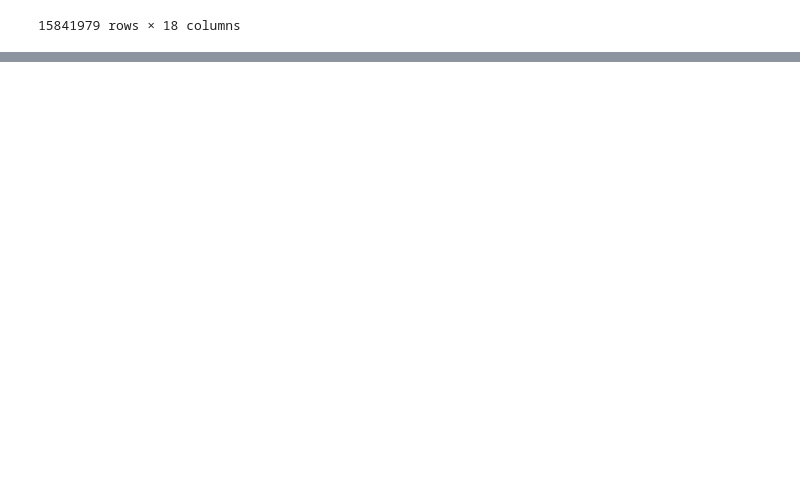
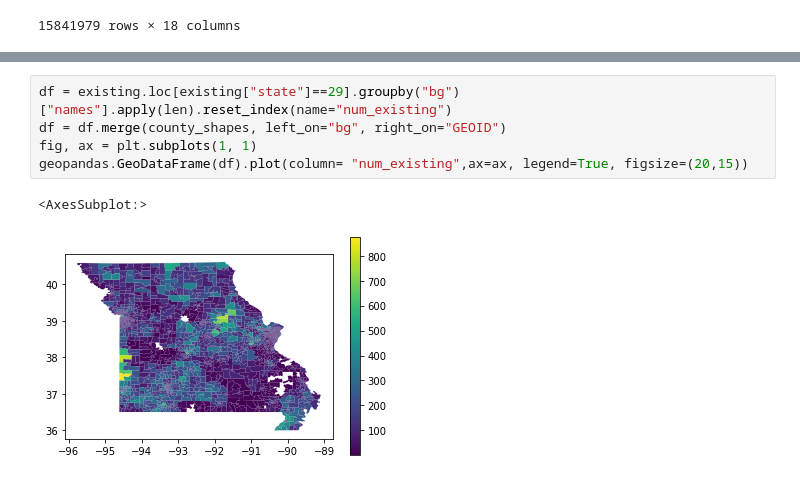
Before and after one commit to PrathamSoni/FCC904, a Jupyter notebook: neighbors.ipynb, the cells around one changed output, grey strips where cells are left out. Saved outputs shown, nothing was run; the diff lists cells and outputs as text; blank space fills up the shorter version.

```diff
--- a/neighbors.ipynb
+++ b/neighbors.ipynb
@@ -273,0 +272,8 @@ TypeError: unhashable type: 'set'
+# %%
+df = existing.loc[existing["state"]==29].groupby("bg")["names"].apply(len).reset_index(name="num_existing")
+df = df.merge(county_shapes, left_on="bg", right_on="GEOID")
+fig, ax = plt.subplots(1, 1)
+geopandas.GeoDataFrame(df).plot(column= "num_existing",ax=ax, legend=True, figsize=(20,15))
+# %% [output]
+<AxesSubplot:>
+[figure, added]
```
Also changed, not shown: parts of 18 cells of this notebook.
